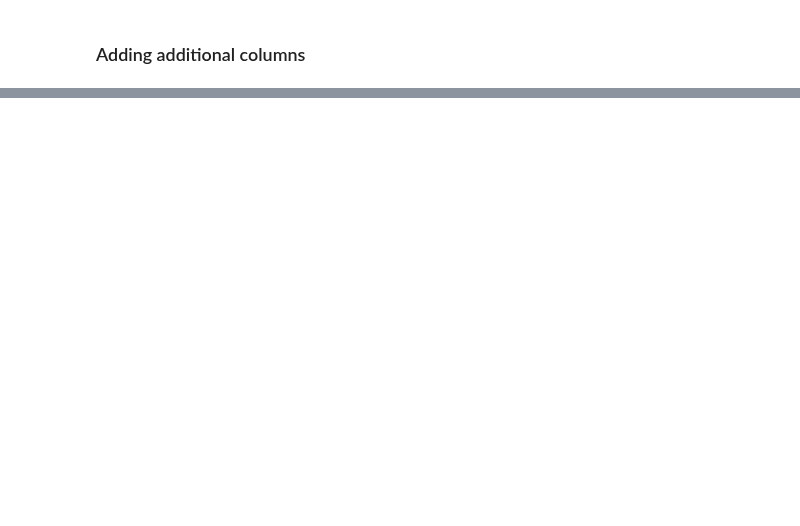
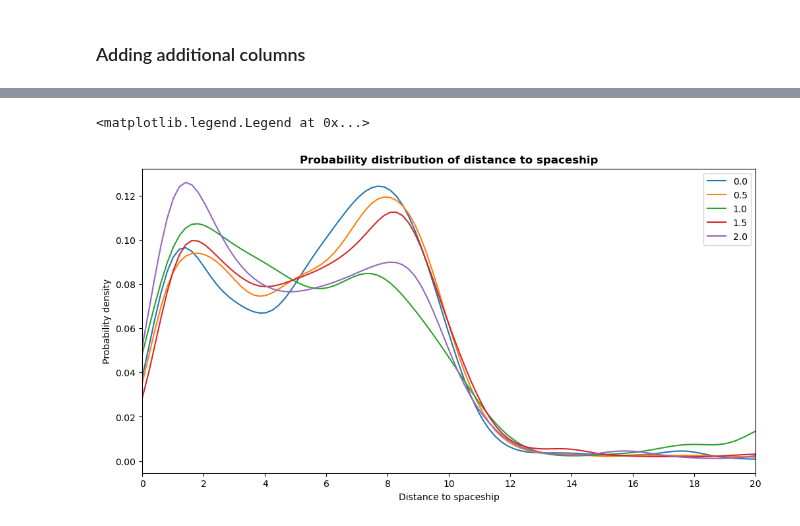
Before and after one commit to nilsheinrich/eye_movement_analysis_moonlander, a Jupyter notebook: building_data_III.ipynb, the cells around one changed output, grey strips where cells are left out. Cells and saved outputs as stored; diff of their text form; code cells hidden in the pictures; blank space fills up the shorter version.

Commit message:
built soc data + visual exploration

```diff
--- a/building_data_III.ipynb
+++ b/building_data_III.ipynb
@@ -237,10 +237,0 @@ for subdir, dirs, files in os.walk(root_dir+data_dir):
-# %%
-snippets_runs = []
-
-for file_name in runs:
-    temp = file_name.split("_")
-    code = temp[0]
-    exp_trial = temp[-1]
-    exp_trial = exp_trial[:2]  # cut off .csv
-
-    snippets_runs.append([code, exp_trial])
@@ -263,0 +238,3 @@ snippets_runs_df
+# %%
+runs.remove('._AU25IL_output_1_0.5_31.csv') # don't know what that is
+runs
@@ -423,0 +436,5 @@ soc_df_.to_csv('soc_data/soc_data.csv', sep=',', index=False)
+# %%
+fix_data = pd.read_csv("experimental_data_iii/fixations_moonlander_iii.csv", index_col=False)
+# %%
+fix_data = fix_data.drop(['Unnamed: 0'], axis=1)
+fix_data
@@ -423,0 +455,41 @@ soc_df_.to_csv('soc_data/soc_data.csv', sep=',', index=False)
+# %%
+# Grid
+fig, ax = plt.subplots(figsize=(12, 6))
+ax.set_title(f"Probability distribution of distance to spaceship", fontdict={"fontweight": "bold"})
+
+
+# axis labels
+ax.set_xlabel("Distance to spaceship")
+ax.set_ylabel("Probability density")
+
+# plot boundaries:
+lbound = 0
+ubound = 20
+
+ax.set_xlim([lbound, ubound])
+
+xaxis = np.linspace(lbound, ubound, 11)
+ax.set_xticks(xaxis)
+
+for input_noise_intensity in np.unique(fix_data.input_noise):
+
+    tmp_data = fix_data[fix_data["input_noise"] == input_noise_intensity]
+
+    distances = [x for x in tmp_data.distance_to_spaceship if x == x]
+    fix_data_array = np.asarray(distances)
+
+    # compute hpdi (I went for the smallest interval which contains 25% of the mass)
+    fix_data_hpdi_bounds = az.hdi(fix_data_array, 0.25)
+
+    # instatiate KDEs
+    kde_init = np.linspace(lbound, ubound, 100)
+
+    fix_data_kde = st.gaussian_kde(fix_data_array)
+
+    # draw KDE
+    ax.plot(kde_init, fix_data_kde(kde_init), label=input_noise_intensity)
+
+ax.legend()
+# %% [output]
+<matplotlib.legend.Legend at 0x...>
+[figure, added]
```
Also changed, not shown: parts of 17 cells of this notebook.
